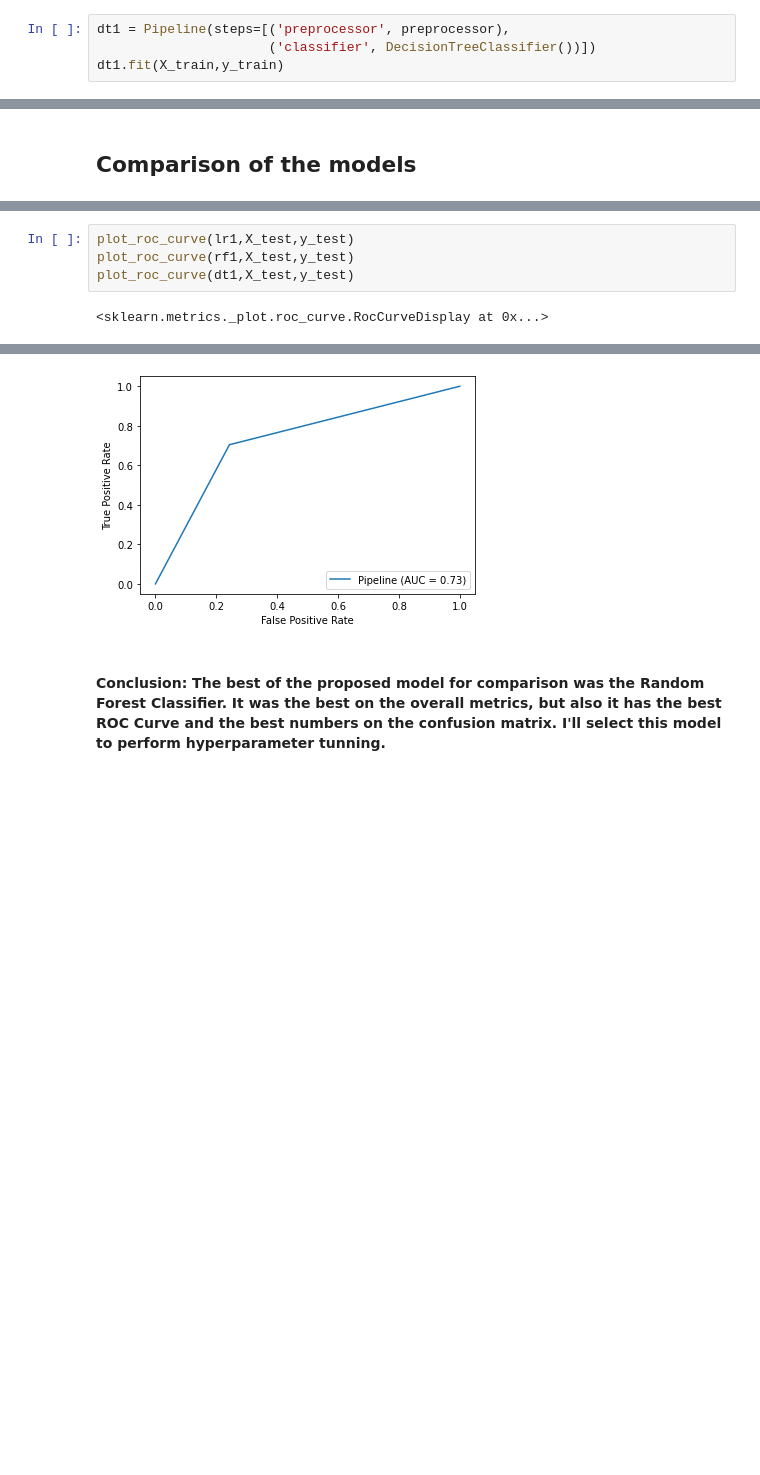
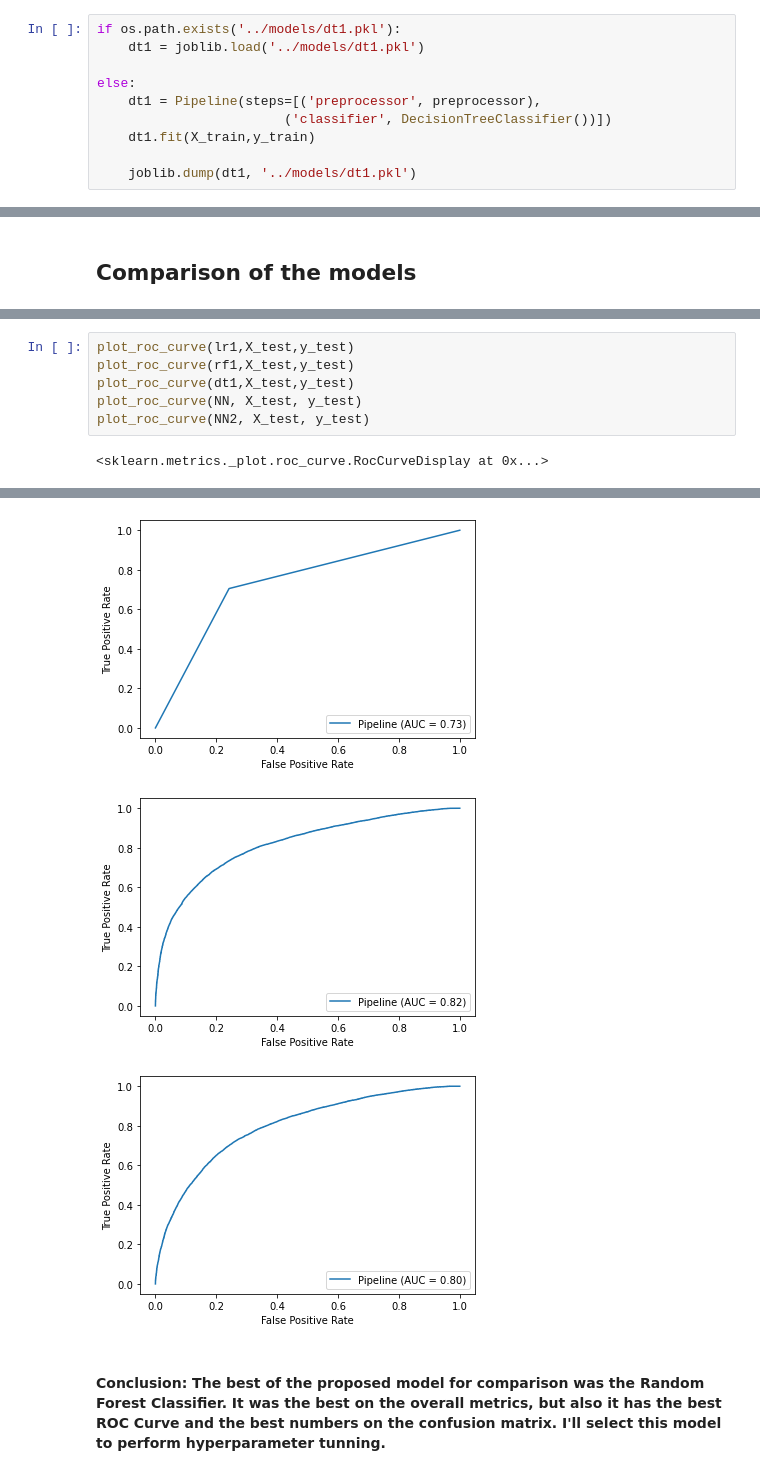
Before and after one commit to caarbelaezg/diabetes-problem, a Jupyter notebook: notebooks/predictive_models.ipynb, the cells around one changed output, grey strips where cells are left out. Saved outputs shown, nothing was run; the diff lists cells and outputs as text; blank space fills up the shorter version.

```diff
--- a/notebooks/predictive_models.ipynb
+++ b/notebooks/predictive_models.ipynb
@@ -134,6 +126,12 @@ pd.DataFrame(columns = ['feature', 'importance'], data = fi).plot.barh(x='featur
 # %% [markdown]
 ## Decision Tree
 # %%
-dt1 = Pipeline(steps=[('preprocessor', preprocessor),
-                      ('classifier', DecisionTreeClassifier())])
-dt1.fit(X_train,y_train)
+if os.path.exists('../models/dt1.pkl'):
+    dt1 = joblib.load('../models/dt1.pkl')
+
+else:
+    dt1 = Pipeline(steps=[('preprocessor', preprocessor),
+                        ('classifier', DecisionTreeClassifier())])
+    dt1.fit(X_train,y_train)
+
+    joblib.dump(dt1, '../models/dt1.pkl')
@@ -185,12 +195,16 @@ comp
 # %%
 plot_roc_curve(lr1,X_test,y_test)
 plot_roc_curve(rf1,X_test,y_test)
 plot_roc_curve(dt1,X_test,y_test)
+plot_roc_curve(NN, X_test, y_test)
+plot_roc_curve(NN2, X_test, y_test)
 # %% [output]
 <sklearn.metrics._plot.roc_curve.RocCurveDisplay at 0x...>
 [figure]
 [figure]
 [figure]
+[figure, added]
+[figure, added]
 # %% [markdown]
 #### Conclusion: The best of the proposed model for comparison was the Random Forest Classifier. It was the best on the overall metrics, but also it has the best ROC Curve and the best numbers on the confusion matrix. I'll select this model to perform hyperparameter tunning.
 # %% [markdown]
```
Also changed, not shown: parts of 15 cells of this notebook.
